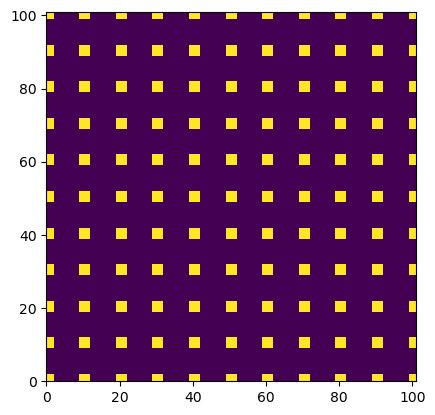
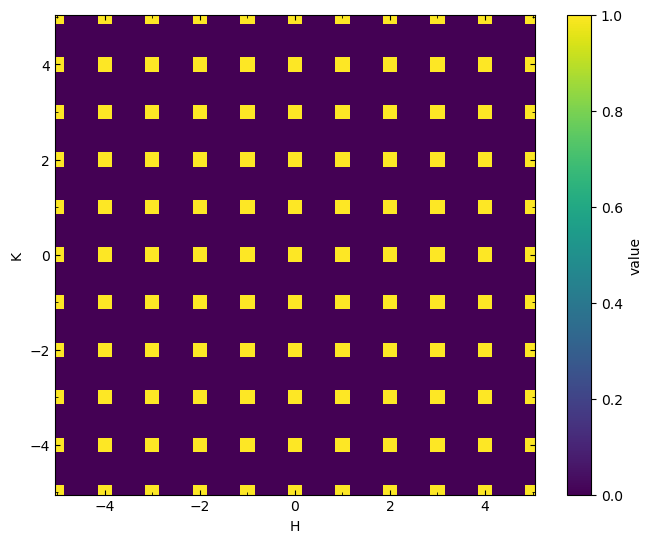
Code edit (unified diff) that turned the first committed figure into the second:
--- before
+++ after
@@ -1,3 +1,3 @@
 mask = dpdf.generate_intensity_mask(thresh=1e9, radius=1)
-plt.pcolormesh(mask[:,:,mask.shape[2]//2].transpose())
+plot_slice(mask[:,:,mask.shape[2]//2], data.H, data.K)
 plt.gca().set_aspect(dpdf.lattice_params[1]/dpdf.lattice_params[0])

Commit: Update DeltaPDF example